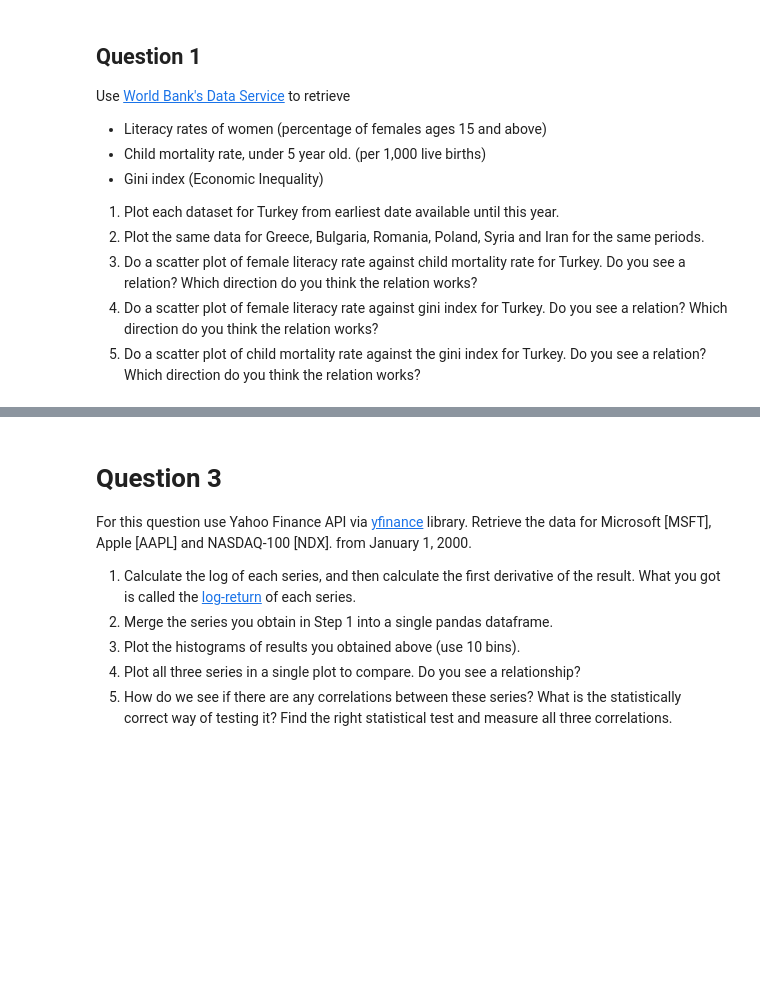
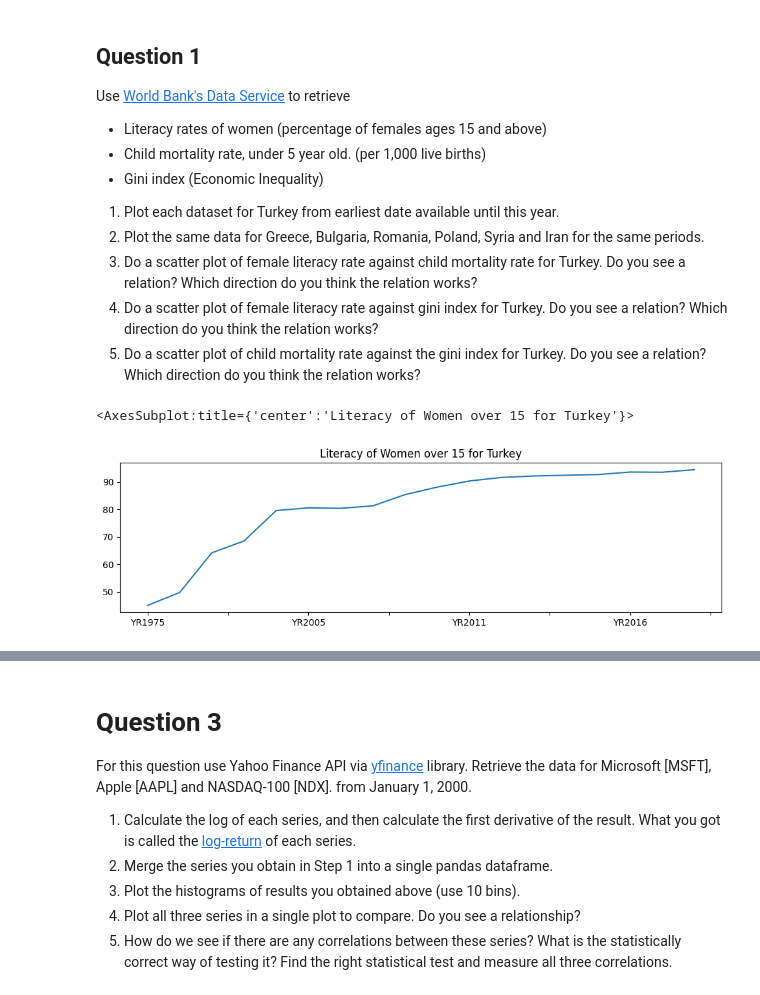
Before and after one commit to kaygun/2022-Fall-388E, a Jupyter notebook: HW1.ipynb, the cells around one changed output, grey strips where cells are left out. Saved outputs shown, nothing was run; the diff lists cells and outputs as text; code cells hidden in the pictures; blank space fills up the shorter version.

```diff
--- a/HW1.ipynb
+++ b/HW1.ipynb
@@ -16,3 +27,18 @@ Use [World Bank's Data Service](https://data.worldbank.org/) to retrieve
 3. Do a scatter plot of female literacy rate against child mortality rate for Turkey. Do you see a relation? Which direction do you think the relation works?
 4. Do a scatter plot of female literacy rate against gini index for Turkey. Do you see a relation? Which direction do you think the relation works?
 5. Do a scatter plot of child mortality rate against the gini index for Turkey. Do you see a relation? Which direction do you think the relation works?
+# %%
+workSpace = {'literacy': {'link': 'SE.ADT.LITR.FE.ZS'},
+             'mortality': {'link': 'SH.DYN.MORT'},
+             'gini': {'link': 'SI.POV.GINI'}}
+
+countries = ['TUR','GRC','BGR','POL','ROU','SYR','IRN']
+
+for x,y in workSpace.items():
+    link = y['link']
+    y.update({'data': wb.data.DataFrame(link,economy = countries)})
+# %%
+workSpace['literacy']['data'].loc['TUR',:].dropna().plot(figsize=(12,3),title='Literacy of Women over 15 for Turkey')
+# %% [output]
+<AxesSubplot:title={'center':'Literacy of Women over 15 for Turkey'}>
+[figure, added]
```
Also changed, not shown: parts of 21 cells of this notebook.
